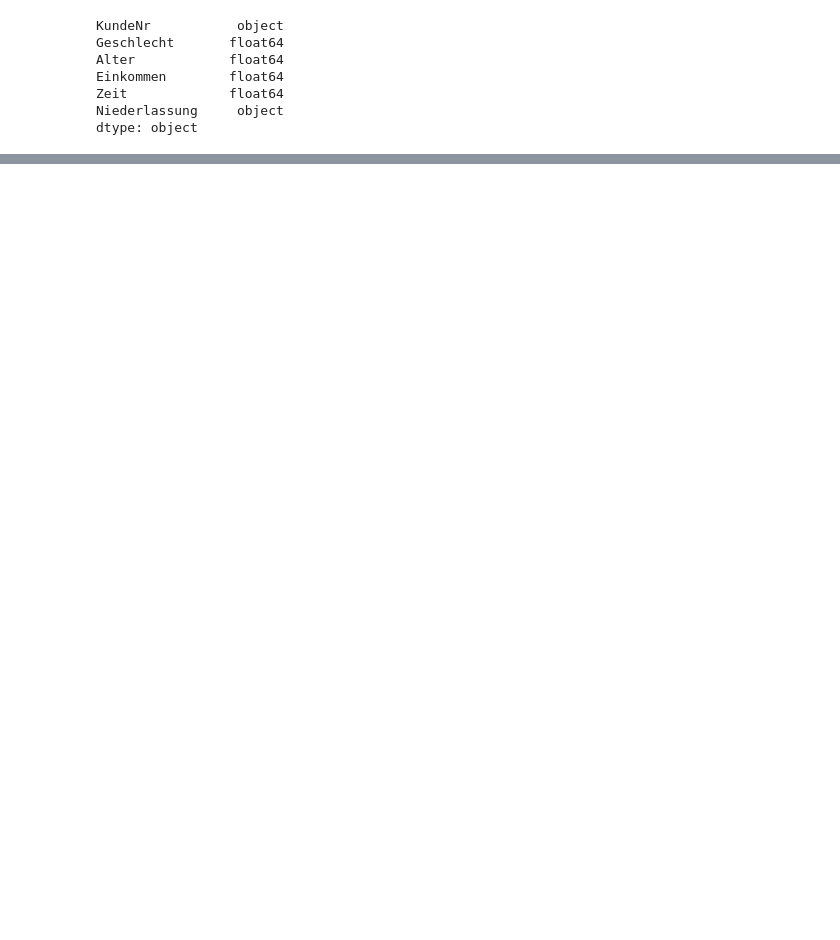
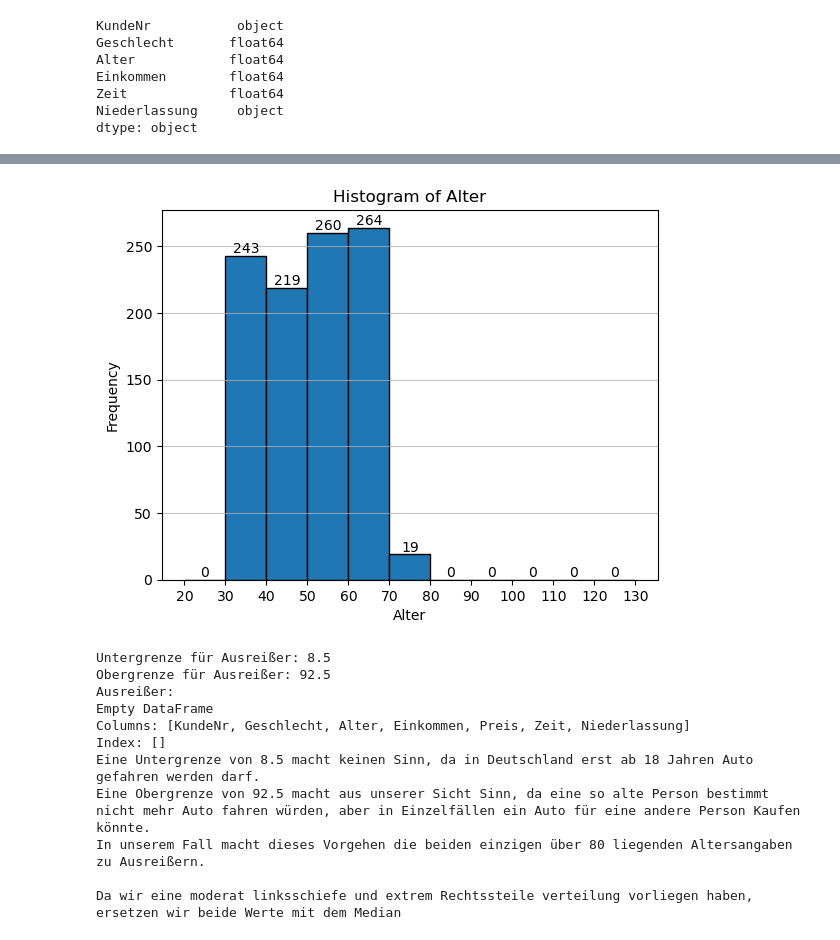
Before and after one commit to FastResearch/final_projectSS2024_Group3, a Jupyter notebook: tables_ges.ipynb, the cells around one changed output, grey strips where cells are left out. Saved outputs shown, nothing was run; the diff lists cells and outputs as text; code cells hidden in the pictures; blank space fills up the shorter version.

```diff
--- a/tables_ges.ipynb
+++ b/tables_ges.ipynb
@@ -491,0 +508,49 @@ dtype: object
+# %%
+n, bins, patches = plt.hist(customer_geo_retype['Alter'], bins=range(20, 140, 10), edgecolor='black')  # Bins von 15 bis 135 in 10er-Schritten festlegen
+plt.xticks(range(20, 140, 10))  # 10er-Schritte auf der x-Achse festlegen
+plt.xlabel('Alter')
+plt.ylabel('Frequency')
+plt.title('Histogram of Alter')
+
+# Anzahl der Werte über jedem Balken anzeigen
+for i in range(len(patches)):
+    height = patches[i].get_height()
+    plt.text(patches[i].get_x() + patches[i].get_width() / 2, height, int(height), ha='center', va='bottom')
+
+plt.grid(axis='y', alpha=0.75)  # Gitterlinien hinzufügen
+plt.show()
+
+q1 = customer_geo_retype['Alter'].quantile(0.25)
+q3 = customer_geo_retype['Alter'].quantile(0.75)
+iqr = q3 - q1
+
+# Bestimmen der unteren und oberen Grenzen für Ausreißer
+lower_bound = q1 - 1.5 * iqr
+upper_bound = q3 + 1.5 * iqr
+
+# Identifizieren von Ausreißern
+outliers = customer_geo_retype[(customer_geo_retype['Alter'] < lower_bound) | (customer_geo_retype['Alter'] > upper_bound)]
+
+print("Untergrenze für Ausreißer:", lower_bound)
+print("Obergrenze für Ausreißer:", upper_bound)
+print("Ausreißer:")
+print(outliers)
+print("Eine Untergrenze von 8.5 macht keinen Sinn, da in Deutschland erst ab 18 Jahren Auto gefahren werden darf.")
+print("Eine Obergrenze von 92.5 macht aus unserer Sicht Sinn, da eine so alte Person bestimmt nicht mehr Auto fahren würden, aber in Einzelfällen ein Auto für eine andere Person Kaufen könnte.")
+print("In unserem Fall macht dieses Vorgehen die beiden einzigen über 80 liegenden Altersangaben zu Ausreißern.")
+print(
+)
+print("Da wir eine moderat linksschiefe und extrem Rechtssteile verteilung vorliegen haben, ersetzen wir beide Werte mit dem Median")
+# %% [output]
+[figure, added]
+Untergrenze für Ausreißer: 8.5
+Obergrenze für Ausreißer: 92.5
+Ausreißer:
+Empty DataFrame
+Columns: [KundeNr, Geschlecht, Alter, Einkommen, Preis, Zeit, Niederlassung]
+Index: []
+Eine Untergrenze von 8.5 macht keinen Sinn, da in Deutschland erst ab 18 Jahren Auto gefahren werden darf.
+Eine Obergrenze von 92.5 macht aus unserer Sicht Sinn, da eine so alte Person bestimmt nicht mehr Auto fahren würden, aber in Einzelfällen ein Auto für eine andere Person Kaufen könnte.
+In unserem Fall macht dieses Vorgehen die beiden einzigen über 80 liegenden Altersangaben zu Ausreißern.
+
+Da wir eine moderat linksschiefe und extrem Rechtssteile verteilung vorliegen haben, ersetzen wir beide Werte mit dem Median
```
Also changed, not shown: parts of 9 cells of this notebook.
